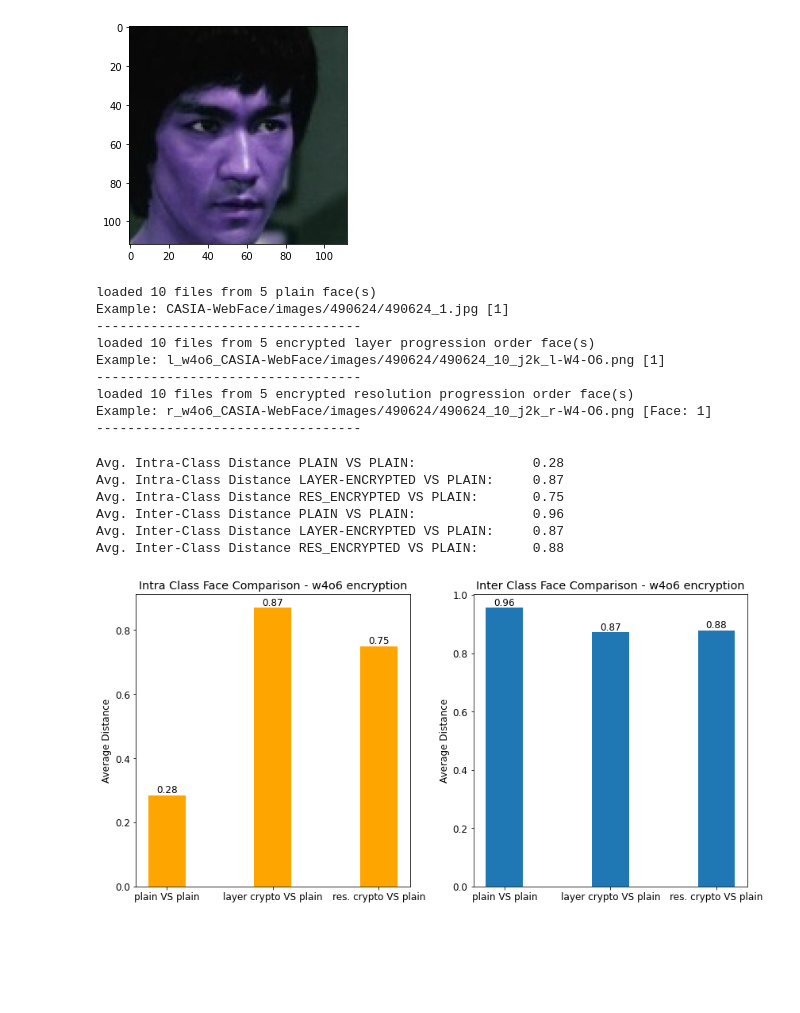
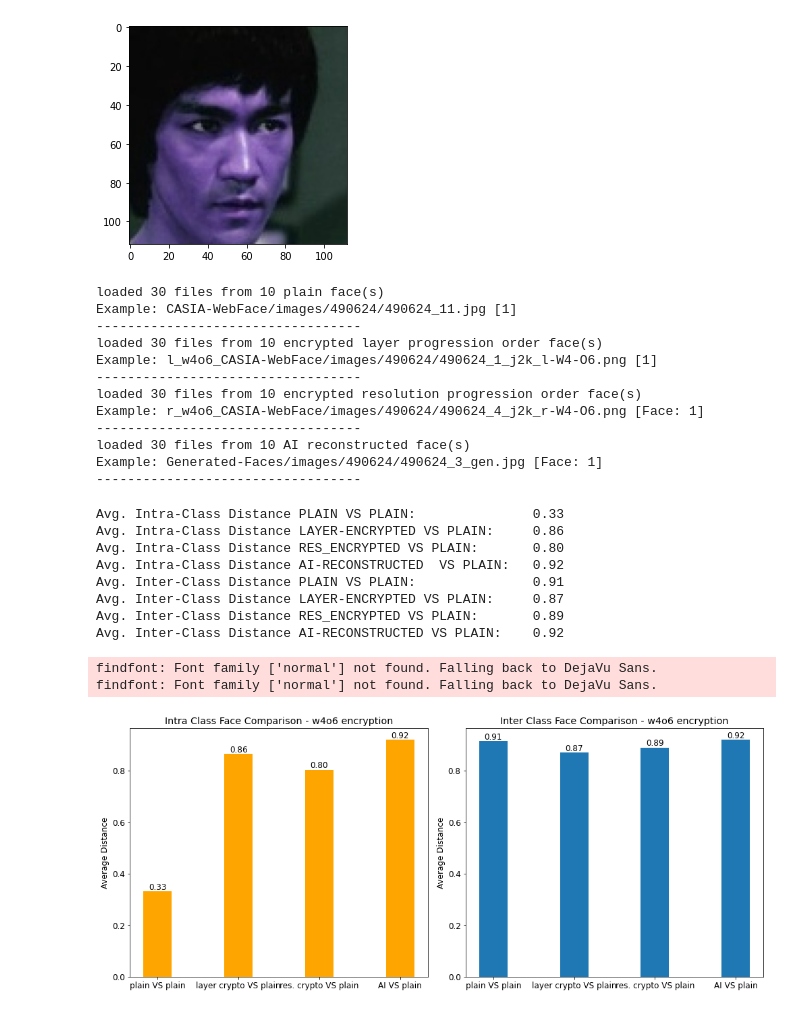
Before and after one commit to nerovalerius/encrypted_face_reconstruction, a Jupyter notebook: face_recognition.ipynb, the cells around one changed output. Drawn from its saved outputs; the diff is of its cells as text; code cells hidden in the pictures; blank space fills up the shorter version.

```diff
--- a/face_recognition.ipynb
+++ b/face_recognition.ipynb
@@ -43,8 +43,8 @@ class facepath:
 ###############################
 
 # how many faces / folders should we use as database
-n_faces = 5
-n_max_images_per_face = 2
+n_faces = 10
+n_max_images_per_face = 3
 
 # Load all filenames into a list
 path = 'CASIA-WebFace/images/'
@@ -125,16 +125,47 @@ for root, dirs, files in sorted(os.walk(path)):
 print("loaded %d files from %d encrypted resolution progression order face(s)" % (len(encrypted_r_faces), n_faces))
 print("Example: %s [Face: %i]" % (encrypted_r_faces[0].path, encrypted_r_faces[0].faceno))
 print("----------------------------------")
+
+###############################
+# RECONSTRUCTED FACES
+###############################
+
+# Load all filenames into a list
+path = 'Generated-Faces/images/'
+reconstructed_faces = []
+
+i = 0
+for root, dirs, files in sorted(os.walk(path)):
+
+    if i == n_faces+1:
+        break
+    j = 0
+    for name in files:
+
+        if j == n_max_images_per_face:
+            break
+
+        reconstructed_faces.append(facepath(str(root) + "/" + (str(name)), i))
+        j += 1
+
+    i += 1
+
+print("loaded %d files from %d AI reconstructed face(s)" % (len(reconstructed_faces), n_faces))
+print("Example: %s [Face: %i]" % (reconstructed_faces[0].path, reconstructed_faces[0].faceno))
+print("----------------------------------")
 # %% [output]
-loaded 10 files from 5 plain face(s)
-Example: CASIA-WebFace/images/490624/490624_1.jpg [1]
+loaded 30 files from 10 plain face(s)
+Example: CASIA-WebFace/images/490624/490624_11.jpg [1]
 ----------------------------------
-loaded 10 files from 5 encrypted layer progression order face(s)
-Example: l_w4o6_CASIA-WebFace/images/490624/490624_10_j2k_l-W4-O6.png [1]
+loaded 30 files from 10 encrypted layer progression order face(s)
+Example: l_w4o6_CASIA-WebFace/images/490624/490624_1_j2k_l-W4-O6.png [1]
 ----------------------------------
-loaded 10 files from 5 encrypted resolution progression order face(s)
-Example: r_w4o6_CASIA-WebFace/images/490624/490624_10_j2k_r-W4-O6.png [Face: 1]
+loaded 30 files from 10 encrypted resolution progression order face(s)
+Example: r_w4o6_CASIA-WebFace/images/490624/490624_4_j2k_r-W4-O6.png [Face: 1]
 ----------------------------------
+loaded 30 files from 10 AI reconstructed face(s)
+Example: Generated-Faces/images/490624/490624_3_gen.jpg [Face: 1]
+----------------------------------
 # %%
 ######################################################
 # OWN CLASS TO STORE IMAGE PATHS AND CLASSES
@@ -223,6 +253,9 @@ print("Avg. Intra-Class Distance LAYER-ENCRYPTED VS PLAIN: \t%.2f" % avg_elp_int
 avg_erp_intra = compare_faces(encrypted_r_faces, plain_faces, "intra")
 print("Avg. Intra-Class Distance RES_ENCRYPTED VS PLAIN: \t%.2f" % avg_erp_intra)
 
+avg_egp_intra = compare_faces(reconstructed_faces, plain_faces, "intra")
+print("Avg. Intra-Class Distance AI-RECONSTRUCTED  VS PLAIN: \t%.2f" % avg_egp_intra)
+
 avg_pp_inter = compare_faces(plain_faces, plain_faces, "inter)")
 print("Avg. Inter-Class Distance PLAIN VS PLAIN: \t\t%.2f" % avg_pp_inter)
 
@@ -231,13 +264,18 @@ print("Avg. Inter-Class Distance LAYER-ENCRYPTED VS PLAIN: \t%.2f" % avg_elp_int
 
 avg_erp_inter = compare_faces(encrypted_r_faces, plain_faces, "inter")
 print("Avg. Inter-Class Distance RES_ENCRYPTED VS PLAIN: \t%.2f" % avg_erp_inter)
+
+avg_egp_inter = compare_faces(reconstructed_faces, plain_faces, "inter")
+print("Avg. Inter-Class Distance AI-RECONSTRUCTED VS PLAIN: \t%.2f" % avg_egp_inter)
 # %% [output]
-Avg. Intra-Class Distance PLAIN VS PLAIN:               0.28
-Avg. Intra-Class Distance LAYER-ENCRYPTED VS PLAIN:     0.87
-Avg. Intra-Class Distance RES_ENCRYPTED VS PLAIN:       0.75
-Avg. Inter-Class Distance PLAIN VS PLAIN:               0.96
+Avg. Intra-Class Distance PLAIN VS PLAIN:               0.33
+Avg. Intra-Class Distance LAYER-ENCRYPTED VS PLAIN:     0.86
+Avg. Intra-Class Distance RES_ENCRYPTED VS PLAIN:       0.80
+Avg. Intra-Class Distance AI-RECONSTRUCTED  VS PLAIN:   0.92
+Avg. Inter-Class Distance PLAIN VS PLAIN:               0.91
 Avg. Inter-Class Distance LAYER-ENCRYPTED VS PLAIN:     0.87
-Avg. Inter-Class Distance RES_ENCRYPTED VS PLAIN:       0.88
+Avg. Inter-Class Distance RES_ENCRYPTED VS PLAIN:       0.89
+Avg. Inter-Class Distance AI-RECONSTRUCTED VS PLAIN:    0.92
 # %%
 ######################################################
 # INTRA AND INTER CLASS - FACE COMPARISON - PLOT
@@ -253,10 +291,10 @@ matplotlib.rc('font', **font)
 
 
 # Lables and Values
-labels_intra = ['plain VS plain', 'layer crypto VS plain', 'res. crypto VS plain']
-labels_inter = ['plain VS plain', 'layer crypto VS plain', 'res. crypto VS plain']
-values_intra = [avg_pp_intra, avg_elp_intra, avg_erp_intra]
-values_inter = [avg_pp_inter, avg_elp_inter, avg_erp_inter]
+labels_intra = ['plain VS plain', 'layer crypto VS plain', 'res. crypto VS plain', 'AI VS plain']
+labels_inter = ['plain VS plain', 'layer crypto VS plain', 'res. crypto VS plain', 'AI VS plain']
+values_intra = [avg_pp_intra, avg_elp_intra, avg_erp_intra, avg_egp_intra]
+values_inter = [avg_pp_inter, avg_elp_inter, avg_erp_inter, avg_egp_inter]
 
 
 # Bar width and generating X values to place the bars
@@ -264,7 +302,7 @@ x = np.arange(len(labels_intra))  # the label locations
 width = 0.35  # the width of the bars
 
 # create suplots
-fig, axs = plt.subplots(1,2, figsize=(12,6))
+fig, axs = plt.subplots(1,2, figsize=(14,6))
 rects_intra = axs[0].bar(x - width/2, values_intra, width, align='edge', color='orange')
 
 ########################
@@ -274,31 +312,33 @@ rects_intra = axs[0].bar(x - width/2, values_intra, width, align='edge', color='
 # Add some text for labels, tiSle and custom x-axis tick labels, etc.
 axs[0].set_ylabel('Average Distance')
 axs[0].set_title('Intra Class Face Comparison - w4o6 encryption')
 axs[0].set_xticks(x)
 axs[0].set_xticklabels(labels_intra)
 
 # average distances
 axs[0].bar_label(rects_intra, fmt='%.2f')
 
 ########################
 # INTER CLASS PLOT
 ########################
 
 rects_inter = axs[1].bar(x - width/2, values_inter, width, align='edge')
 
 # Add some text for labels, tiSle and custom x-axis tick labels, etc.
 axs[1].set_ylabel('Average Distance')
 axs[1].set_title('Inter Class Face Comparison - w4o6 encryption')
 axs[1].set_xticks(x)
 axs[1].set_xticklabels(labels_inter)
 
 # average distancesS
 axs[1].bar_label(rects_inter, fmt='%.2f')
 
 
 
 fig.tight_layout()
 
 plt.show()
 # %% [output]
+findfont: Font family ['normal'] not found. Falling back to DejaVu Sans.
+findfont: Font family ['normal'] not found. Falling back to DejaVu Sans.
-[figure, old version]
+[figure, new version]
```
Also changed, not shown: parts of 1 cell of this notebook, 5 other files.
